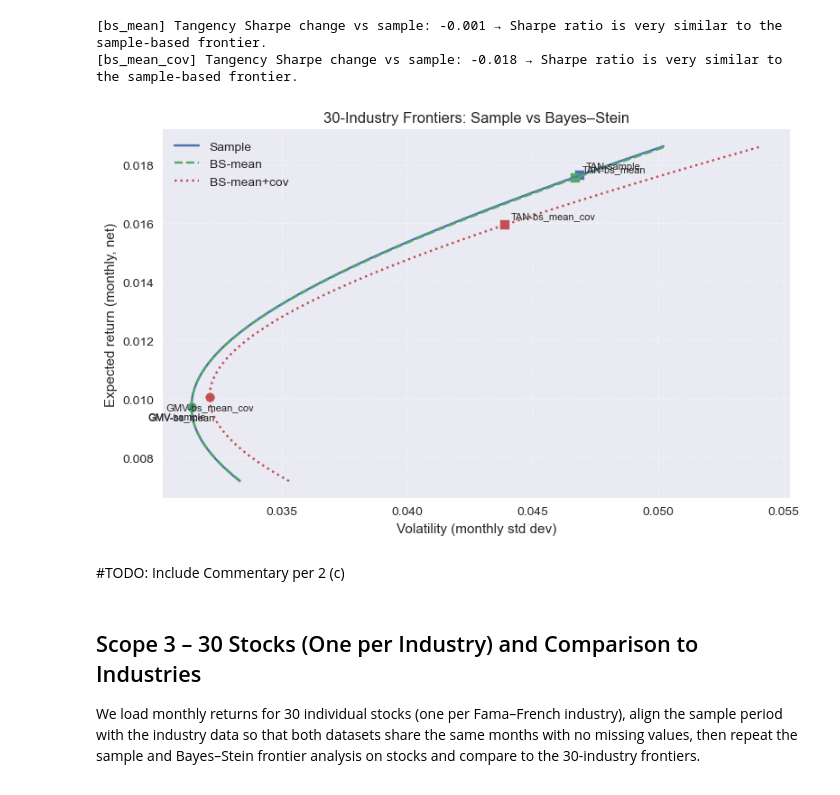
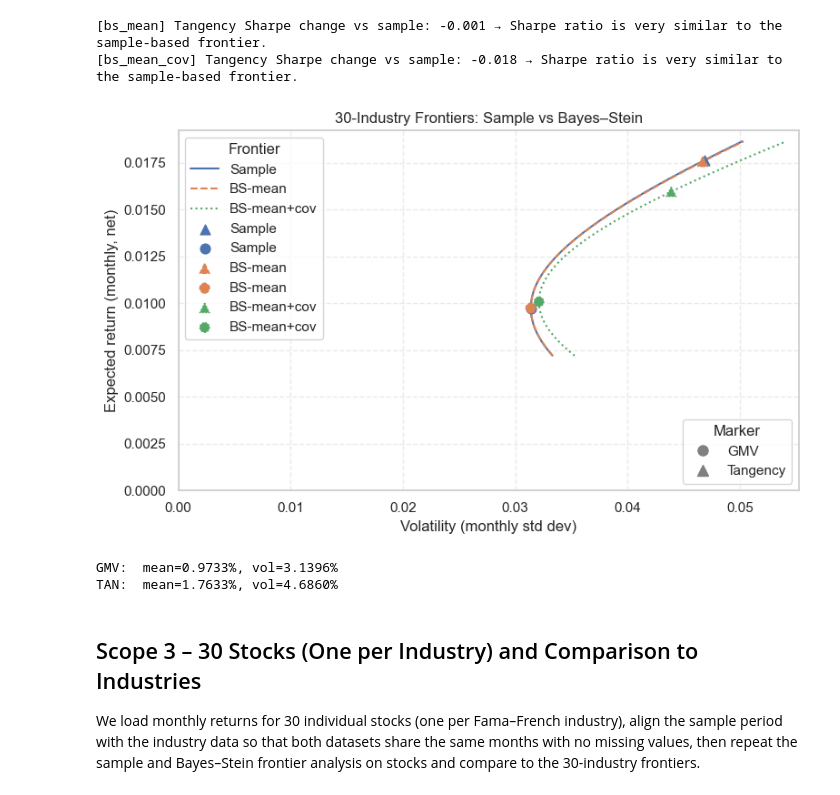
Before and after one commit to eomoran/fin41360-group-asst, a Jupyter notebook: fin41360_data_check.ipynb, the cells around one changed output. Cells and saved outputs as stored; diff of their text form; code cells hidden in the pictures.

```diff
--- a/fin41360_data_check.ipynb
+++ b/fin41360_data_check.ipynb
@@ -115,8 +134,10 @@ GMV and tangency portfolios for Question 2(a)–(b).
 > perform the actual frontier and key-portfolio computations.
 # %%
 # Scope 2: Setup for MV frontier
+# Chart conventions: frontier-chart-drawing skill (.cursor/skills/frontier-chart-drawing/)
 
 import matplotlib.pyplot as plt
+import seaborn as sns
 
 from fin41360.mv_frontier import (
     compute_moments_from_gross,
@@ -125,8 +146,22 @@ from fin41360.mv_frontier import (
     efficient_frontier,
     portfolio_stats,
 )
+from fin41360.plot_styles import (
+    style,
+    FRONTIER_STYLE,
+    CML_STYLE,
+    GMV_STYLE,
+    TAN_STYLE,
+    ESTIMATOR_STYLE,
+    SCOPE3_PLOT_STYLE,
+    scope6_legend_handles,
+    scope6_panel_legend_handles,
+)
 
-plt.style.use("seaborn-v0_8")  # EXPLAIN: simple, readable default style
+# Global save format for figures (set near top of notebook per skill)
+SAVE_FIG_FORMAT = "png"
+
+sns.set_theme(style="whitegrid", context="notebook")
 
 # Use the same industry and RF data loaded above
 ind_gross = ind  # (T, 30), R = 1 + r
@@ -228,10 +263,10 @@ print_sharpe_comparison(summary, base_label="sample")
 [bs_mean] Tangency Sharpe change vs sample: -0.001 → Sharpe ratio is very similar to the sample-based frontier.
 [bs_mean_cov] Tangency Sharpe change vs sample: -0.018 → Sharpe ratio is very similar to the sample-based frontier.
 # %%
-# Scope 2B/2C: Overlay plot of sample vs Bayes–Stein frontiers
+# Scope 2B/2C: Overlay plot of sample vs Bayes–Stein frontiers (skill: frontier-chart-drawing)
 
-# Use the summary table to pick a mu-range that includes GMV and TAN
-# for all three frontiers, so the key portfolios lie on the plotted curves.
+import matplotlib.lines as mlines
+
 tan = summary[summary["portfolio"] == "TAN"].set_index("label")
 gmv = summary[summary["portfolio"] == "GMV"].set_index("label")
 
@@ -243,54 +278,65 @@ mu_targets = np.concatenate([
 mu_min = float(mu_targets.min()) - 0.001
 mu_max = float(mu_targets.max()) + 0.001
 
 # Generate frontiers for all three (using the same mu/Sigma variants)
 front_sample_means, front_sample_vols, _ = efficient_frontier(mu, Sigma, n_points=200, mu_min=mu_min, mu_max=mu_max)
 front_bsmean_means, front_bsmean_vols, _ = efficient_frontier(mu_bs, Sigma, n_points=200, mu_min=mu_min, mu_max=mu_max)
 front_bscov_means, front_bscov_vols, _ = efficient_frontier(mu_bs, Sigma_bs, n_points=200, mu_min=mu_min, mu_max=mu_max)
 
 fig, ax = plt.subplots(figsize=(8, 5))
-ax.plot(front_sample_vols, front_sample_means, label="Sample", color="C0")
-ax.plot(front_bsmean_vols, front_bsmean_means, label="BS-mean", color="C1", linestyle="--")
-ax.plot(front_bscov_vols, front_bscov_means, label="BS-mean+cov", color="C2", linestyle=":")
+ax.plot(front_sample_vols, front_sample_means, **style("frontier", "sample"))
+ax.plot(front_bsmean_vols, front_bsmean_means, **style("frontier", "bs_mean"))
+ax.plot(front_bscov_vols, front_bscov_means, **style("frontier", "bs_mean_cov"))
 
 # Highlight GMV and tangency portfolios for each frontier
-for label, color in {
-    "sample": "C0",
-    "bs_mean": "C1",
-    "bs_mean_cov": "C2",
-}.items():
-    # Tangency
+for label in ["sample", "bs_mean", "bs_mean_cov"]:
     mu_tan_f = float(tan.loc[label, "mean"])
     vol_tan_f = float(tan.loc[label, "vol"])
-    ax.scatter(vol_tan_f, mu_tan_f, color=color, marker="s")
-    ax.annotate(f"TAN-{label}", (vol_tan_f, mu_tan_f), xytext=(5, 5),
-                textcoords="offset points", fontsize=8)
-
-    # GMV
+    ax.scatter(vol_tan_f, mu_tan_f, **style("tan", label))
     mu_gmv_f = float(gmv.loc[label, "mean"])
     vol_gmv_f = float(gmv.loc[label, "vol"])
-    ax.scatter(vol_gmv_f, mu_gmv_f, color=color, marker="o")
-    ax.annotate(f"GMV-{label}", (vol_gmv_f, mu_gmv_f), xytext=(-35, -10),
-                textcoords="offset points", fontsize=8)
+    ax.scatter(vol_gmv_f, mu_gmv_f, **style("gmv", label))
 
+ax.set_xlim(0, None)
+ax.set_ylim(0, None)
 ax.set_xlabel("Volatility (monthly std dev)")
 ax.set_ylabel("Expected return (monthly, net)")
 ax.set_title("30-Industry Frontiers: Sample vs Bayes–Stein")
-ax.legend()
+leg1 = ax.legend(loc="upper left", title="Frontier")
+ax.add_artist(leg1)
+marker_handles = [
+    mlines.Line2D([], [], color="gray", marker="o", linestyle="None", markersize=8, label="GMV"),
+    mlines.Line2D([], [], color="gray", marker="^", linestyle="None", markersize=8, label="Tangency"),
+]
+ax.legend(handles=marker_handles, loc="lower right", title="Marker")
 ax.grid(True, linestyle="--", alpha=0.4)
 
 plt.tight_layout()
 plt.show()
 
 # EXPLAIN: By expanding the target-mean range using both GMV and tangency
 # means, we ensure that all key portfolios lie on the plotted frontiers.
 # This plot directly supports Question 2(c) by showing how shrinkage of
 # means and covariance changes the location and shape of the efficient
 # frontier and both GMV and tangency portfolios.
 # %% [output]
-[figure, old version]
+[figure, new version]
-# %% [markdown]
-#TODO: Include Commentary per 2 (c)
+# %%
+# Scope 2: GMV and tangency portfolios
+
+# Global minimum-variance portfolio
+w_gmv = gmv_weights(Sigma)
+mu_gmv, vol_gmv = portfolio_stats(w_gmv, mu, Sigma)
+
+# Tangency portfolio (unconstrained, using average RF)
+w_tan = tangency_weights(mu, Sigma, rf_mean)
+mu_tan, vol_tan = portfolio_stats(w_tan, mu, Sigma)
+
+print(f"GMV:  mean={mu_gmv:.4%}, vol={vol_gmv:.4%}")
+print(f"TAN:  mean={mu_tan:.4%}, vol={vol_tan:.4%}")
+# %% [output]
+GMV:  mean=0.9733%, vol=3.1396%
+TAN:  mean=1.7633%, vol=4.6860%
 # %% [markdown]
 ## Scope 3 – 30 Stocks (One per Industry) and Comparison to Industries
 
```
Also changed, not shown: parts of 22 cells of this notebook, 5 other files.
